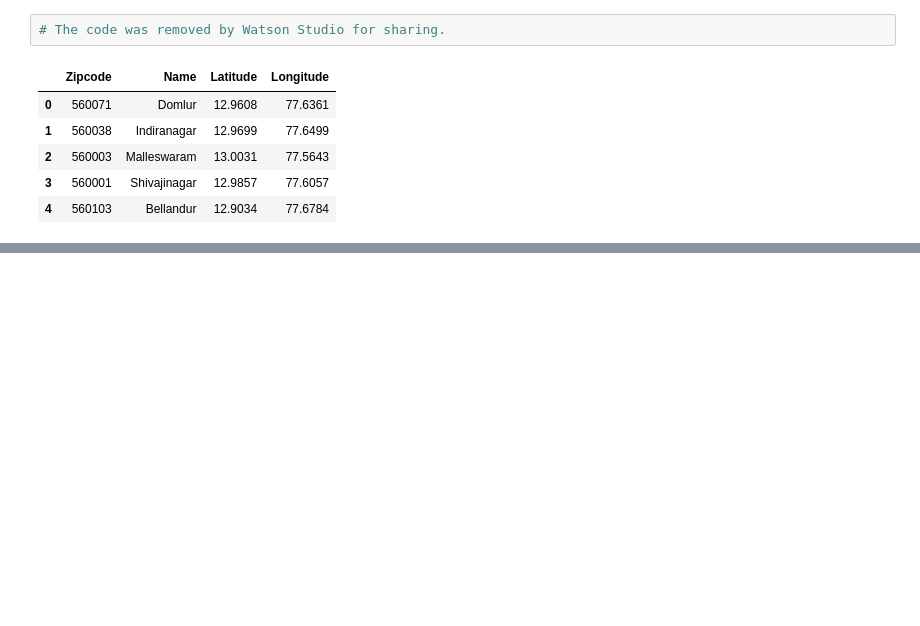
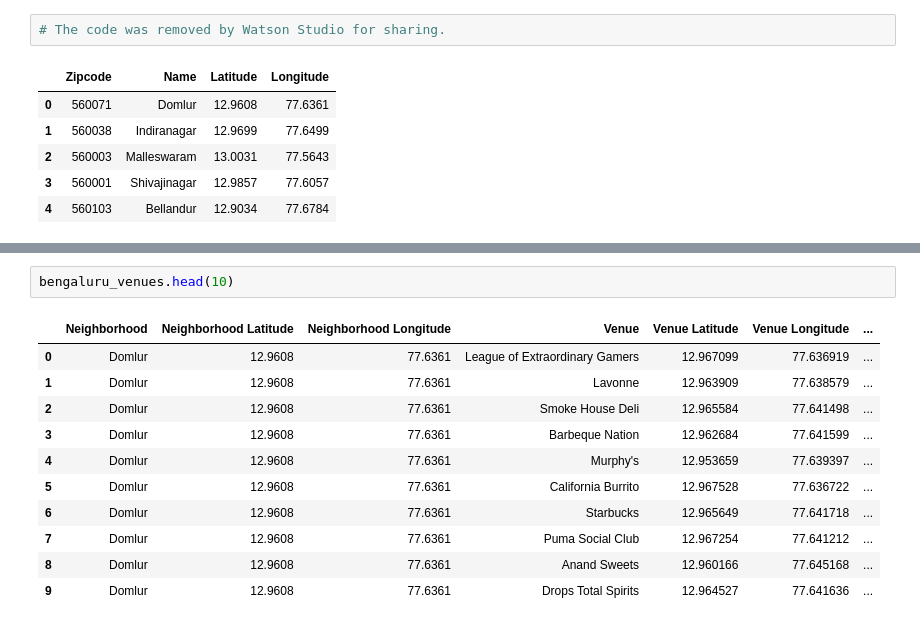
Before and after one commit to sarika1101/Coursera_Capstone, a Jupyter notebook: Final Project - The Battle of Neighborhoods.ipynb, the cells around one changed output, grey strips where cells are left out. Saved outputs shown, nothing was run; the diff lists cells and outputs as text; blank space fills up the shorter version.

```diff
--- a/Final Project - The Battle of Neighborhoods.ipynb
+++ b/Final Project - The Battle of Neighborhoods.ipynb
@@ -44,0 +189,14 @@ df_hy.head()
+# %%
+bengaluru_venues.head(10)
+# %% [output]
+|  | Neighborhood | Neighborhood Latitude | Neighborhood Longitude | Venue | Venue Latitude | Venue Longitude | ... |
+| 0 | Domlur | 12.9608 | 77.6361 | League of Extraordinary Gamers | 12.967099 | 77.636919 | ... |
+| 1 | Domlur | 12.9608 | 77.6361 | Lavonne | 12.963909 | 77.638579 | ... |
+| 2 | Domlur | 12.9608 | 77.6361 | Smoke House Deli | 12.965584 | 77.641498 | ... |
+| 3 | Domlur | 12.9608 | 77.6361 | Barbeque Nation | 12.962684 | 77.641599 | ... |
+| 4 | Domlur | 12.9608 | 77.6361 | Murphy's | 12.953659 | 77.639397 | ... |
+| 5 | Domlur | 12.9608 | 77.6361 | California Burrito | 12.967528 | 77.636722 | ... |
+| 6 | Domlur | 12.9608 | 77.6361 | Starbucks | 12.965649 | 77.641718 | ... |
+| 7 | Domlur | 12.9608 | 77.6361 | Puma Social Club | 12.967254 | 77.641212 | ... |
+| 8 | Domlur | 12.9608 | 77.6361 | Anand Sweets | 12.960166 | 77.645168 | ... |
+| 9 | Domlur | 12.9608 | 77.6361 | Drops Total Spirits | 12.964527 | 77.641636 | ... |
```
Also changed, not shown: parts of 55 cells of this notebook.
